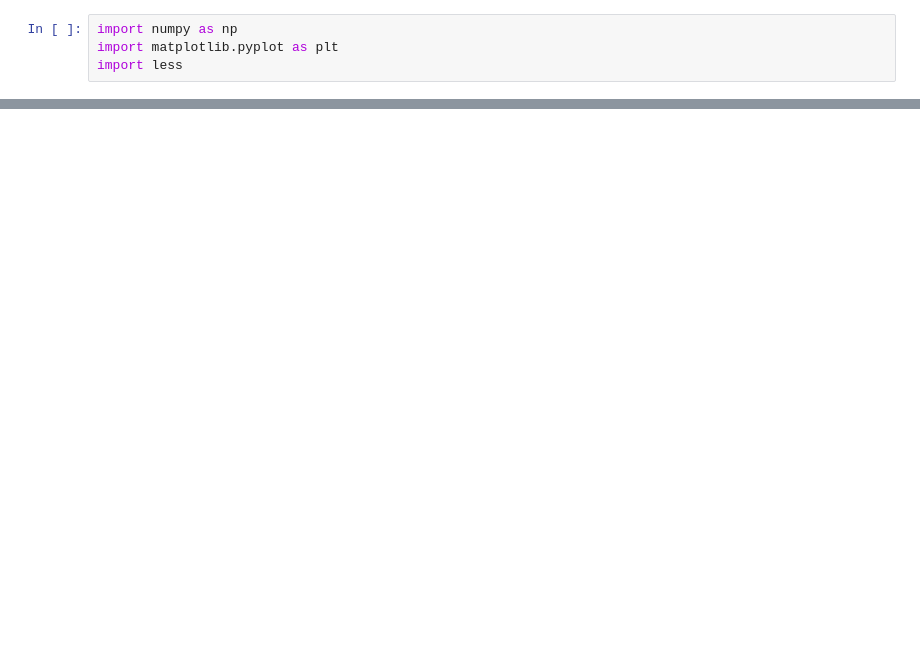
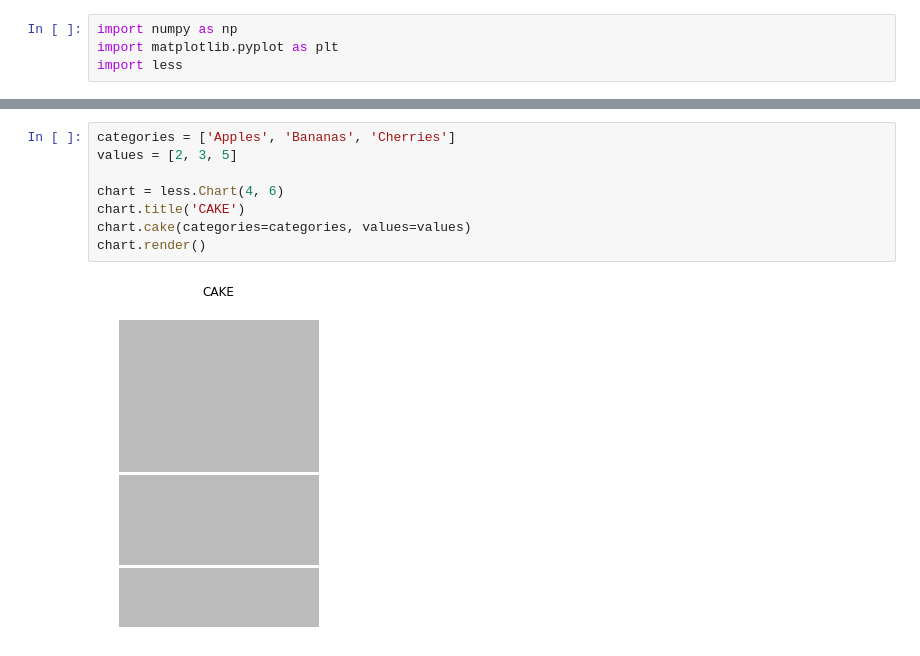
Before and after one commit to coreygirard/less, a Jupyter notebook: defaults.ipynb, the cells around one changed output, grey strips where cells are left out. Saved outputs shown, nothing was run; the diff lists cells and outputs as text; blank space fills up the shorter version.

```diff
--- a/defaults.ipynb
+++ b/defaults.ipynb
@@ -49,0 +55,10 @@ chart.render()
+# %%
+categories = ['Apples', 'Bananas', 'Cherries']
+values = [2, 3, 5]
+
+chart = less.Chart(4, 6)
+chart.title('CAKE')
+chart.cake(categories=categories, values=values)
+chart.render()
+# %% [output]
+[figure, added]
```
Also changed, not shown: parts of 5 cells of this notebook, 5 other files.
